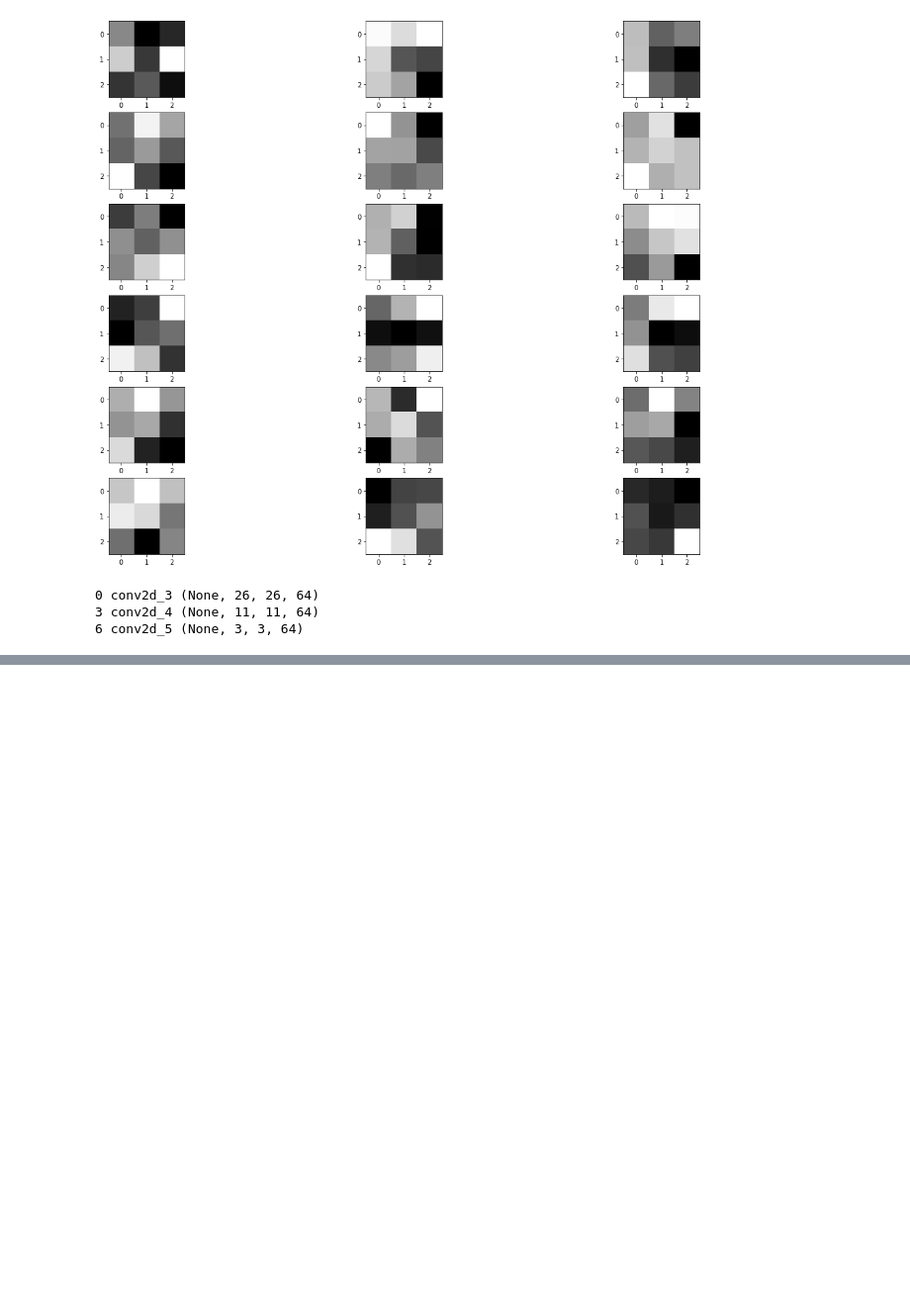
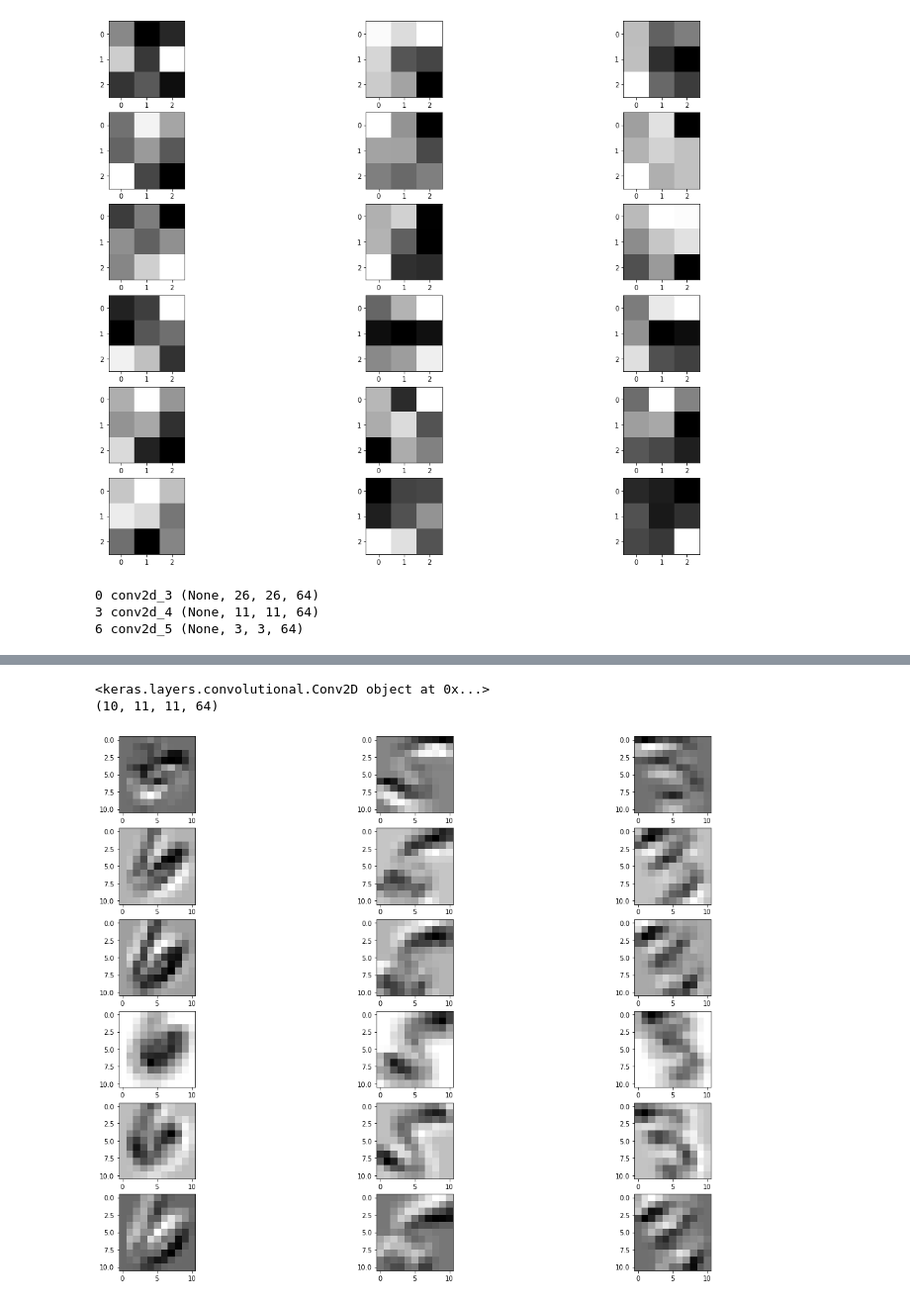
Before and after one commit to Panzerrrr/Handwritten_Digit_Recognition, a Jupyter notebook: preprocessing.ipynb, the cells around one changed output, grey strips where cells are left out. Shown at 99% size. Saved outputs shown, nothing was run; the diff lists cells and outputs as text; code cells hidden in the pictures; blank space fills up the shorter version.

```diff
--- a/preprocessing.ipynb
+++ b/preprocessing.ipynb
@@ -574,0 +690,25 @@ for i in range(len(model.layers)):
+# %%
+conv3 = model.layers[3]
+activation3 = conv3(activation2)
+
+print(conv3)
+print(activation3.shape)
+
+
+n_filters4 =6
+ix=1
+fig = pyplot.figure(figsize=(20,15))
+for i in range(n_filters4):
+    # get the filters
+    f = activation3[:,:,:,i]
+    for j in range(3):
+        # subplot for 6 filters and 3 channels
+        pyplot.subplot(n_filters4,3,ix)
+        pyplot.imshow(f[j,:,:] ,cmap='gray')
+        ix+=1
+#plot the filters
+pyplot.show()
+# %% [output]
+<keras.layers.convolutional.Conv2D object at 0x...>
+(10, 11, 11, 64)
+[figure, added]
```
Also changed, not shown: parts of 16 cells of this notebook.
